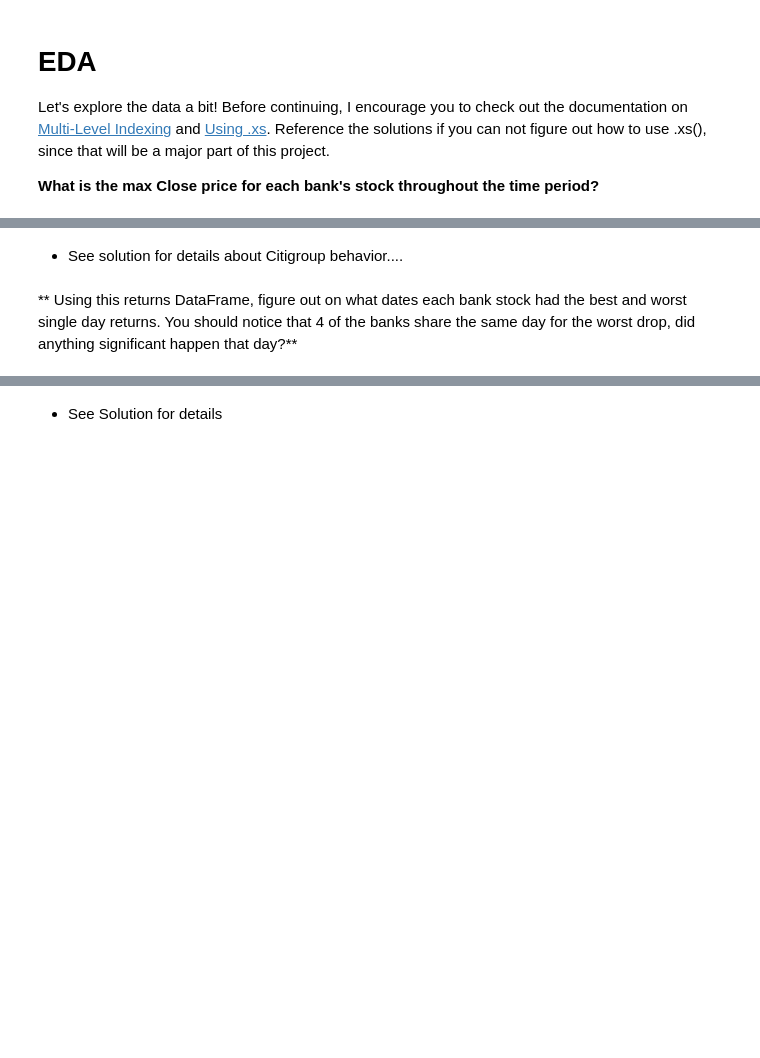
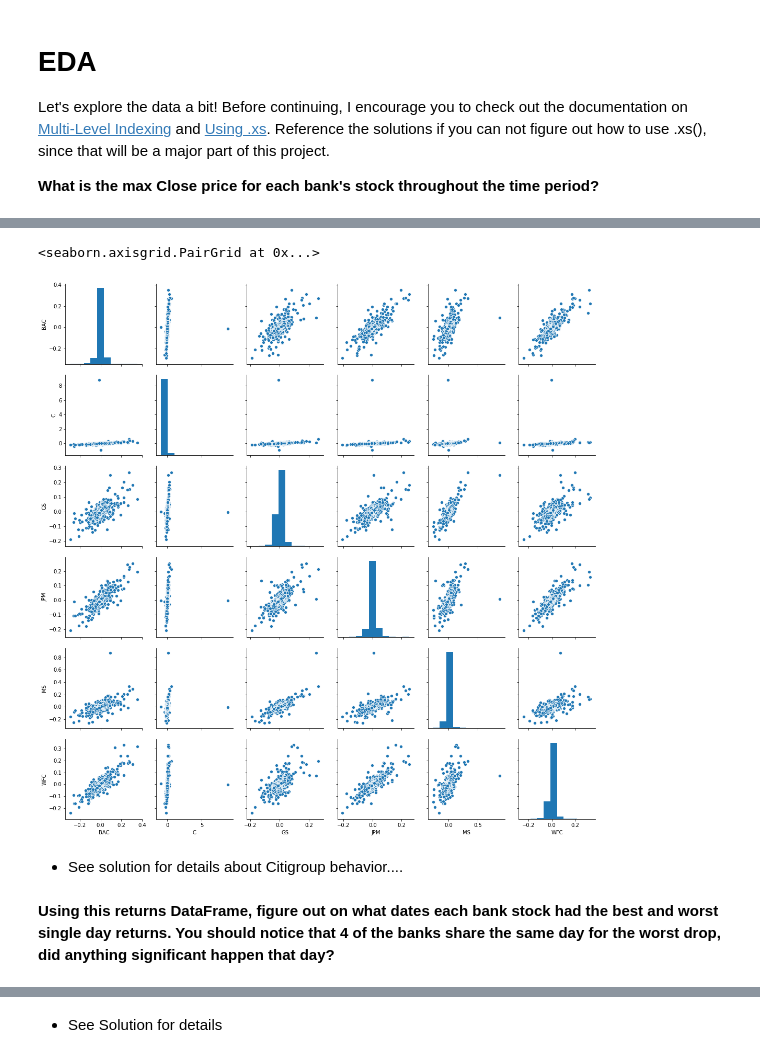
Before and after one commit to CrazyDi/BootcampDataScience, a Jupyter notebook: 10.DataCapstoneProject/03-Finance Project.ipynb, the cells around one changed output, grey strips where cells are left out. Drawn from its saved outputs; the diff is of its cells as text; code cells hidden in the pictures; blank space fills up the shorter version.

```diff
--- a/10.DataCapstoneProject/03-Finance Project.ipynb
+++ b/10.DataCapstoneProject/03-Finance Project.ipynb
@@ -86,0 +80,6 @@ dtype: float64
+# %%
+res = pd.DataFrame({'close': [0, 0, 0, 0, 0, 0]}, index=tickers)
+for tick in tickers:
+    res.loc[tick] = bank_stocks[tick]['Close'].max()
+
+res
@@ -89,2 +108,5 @@ dtype: float64
 
 $$r_t = \frac{p_t - p_{t-1}}{p_{t-1}} = \frac{p_t}{p_{t-1}} - 1$$
+# %%
+returns = pd.DataFrame(index=bank_stocks.index)
+returns.head()
@@ -101,0 +123,5 @@ $$r_t = \frac{p_t - p_{t-1}}{p_{t-1}} = \frac{p_t}{p_{t-1}} - 1$$
+# %%
+for tick in tickers:
+    returns[tick] = pd.DataFrame({tick: bank_stocks[tick]['Close'].pct_change()}, index=bank_stocks.index)
+
+returns.head()
@@ -101,0 +136,8 @@ $$r_t = \frac{p_t - p_{t-1}}{p_{t-1}} = \frac{p_t}{p_{t-1}} - 1$$
+# %%
+# Решение преподавателя
+returns = pd.DataFrame()
+
+for tick in tickers:
+    returns[tick + 'Return'] = bank_stocks[tick]['Close'].pct_change()
+
+returns.head()
@@ -108,4 +154,9 @@ $$r_t = \frac{p_t - p_{t-1}}{p_{t-1}} = \frac{p_t}{p_{t-1}} - 1$$
+# %%
+sns.pairplot(returns)
+# %% [output]
+<seaborn.axisgrid.PairGrid at 0x...>
+[figure, added]
 # %% [markdown]
 * See solution for details about Citigroup behavior....
 # %% [markdown]
-** Using this returns DataFrame, figure out on what dates each bank stock had the best and worst single day returns. You should notice that 4 of the banks share the same day for the worst drop, did anything significant happen that day?**
+**Using this returns DataFrame, figure out on what dates each bank stock had the best and worst single day returns. You should notice that 4 of the banks share the same day for the worst drop, did anything significant happen that day?**
```
Also changed, not shown: parts of 46 cells of this notebook.
